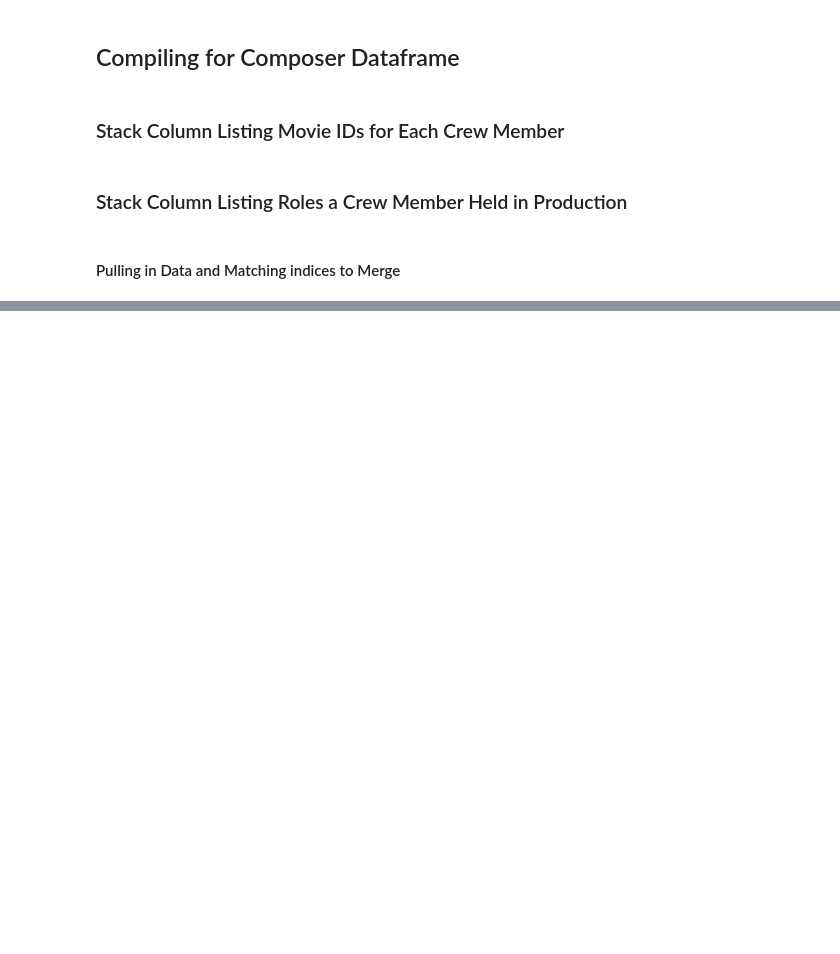
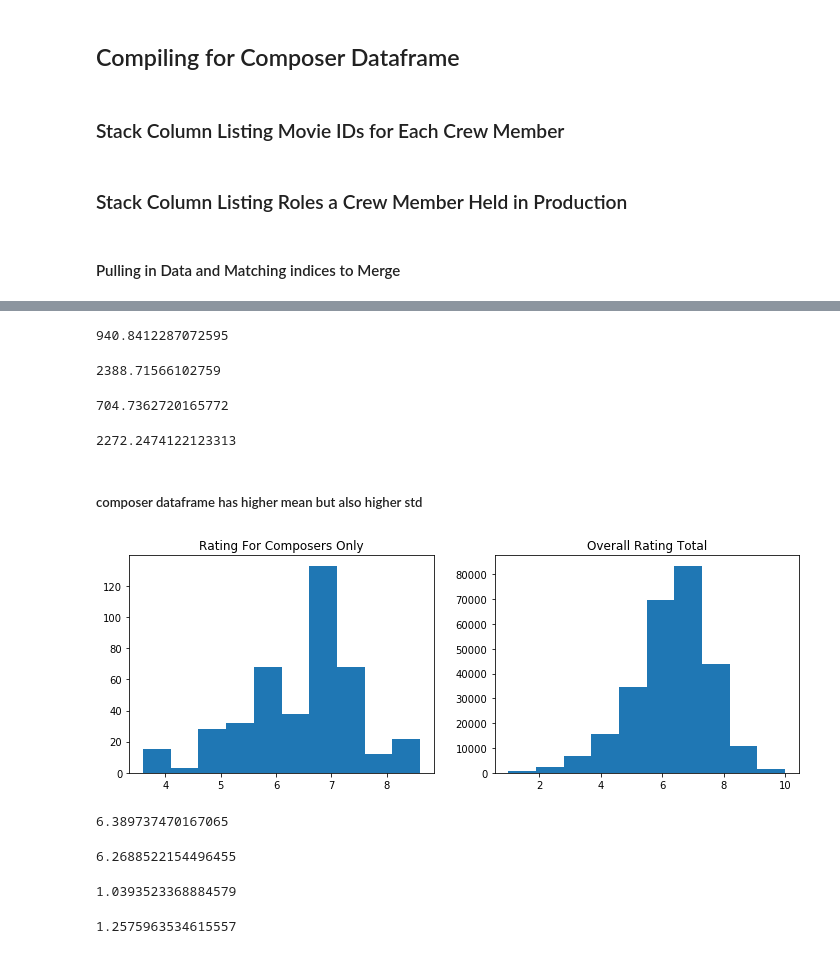
Before and after one commit to khyateed/Movie-Data-Analysis, a Jupyter notebook: student.ipynb, the cells around one changed output, grey strips where cells are left out. Drawn from its saved outputs; the diff is of its cells as text; code cells hidden in the pictures; blank space fills up the shorter version.

```diff
--- a/student.ipynb
+++ b/student.ipynb
@@ -625,4 +643,5 @@ composer_ = roi_crew_genre.merge(composers_names[['job_title', 'primary_name']],
 imdb_raw = pd.read_csv('./zippedData/imdb.title.ratings.csv.gz')
 # %%
 composer_df = composer_.merge(imdb_raw[['tconst', 'averagerating']], on='tconst', how='left')
-composer_df
+composer_df.rename(columns={'primary_name': 'composer'}, inplace=True)
+composer_df.set_index('composer', inplace=True)
@@ -628,0 +697,18 @@ composer_df
+# %%
+composer_df.ROI.mean()
+# %% [output]
+940.8412287072595
+# %%
+composer_df.ROI.std()
+# %% [output]
+2388.71566102759
+# %%
+ratings.roi.mean()
+# %% [output]
+704.7362720165772
+# %%
+ratings.roi.std()
+# %% [output]
+2272.2474122123313
+# %% [markdown]
+##### composer dataframe has higher mean but also higher std
@@ -628,0 +717,37 @@ composer_df
+# %%
+figure, ax = plt.subplots(1,2, figsize=(12,4))
+
+ax[0].set_title('Rating For Composers Only')
+ax[0].set_xlabel('')
+ax[0].set_ylabel('')
+
+y = composer_df.averagerating
+
+ax[0].hist(y);
+
+ax[1].set_title('Overall Rating Total')
+ax[1].set_xlabel('')
+ax[1].set_ylabel('')
+
+y = ratings.imdb_rating
+
+ax[1].hist(y);
+# %% [output]
+[figure, added]
+# %%
+#### we should get the mean and standard dev
+composer_df['averagerating'].mean()
+# %% [output]
+6.389737470167065
+# %%
+ratings['imdb_rating'].mean()
+# %% [output]
+6.2688522154496455
+# %%
+composer_df['averagerating'].std()
+# %% [output]
+1.0393523368884579
+# %%
+ratings['imdb_rating'].std()
+# %% [output]
+1.2575963534615557
```
Also changed, not shown: parts of 25 cells of this notebook.
